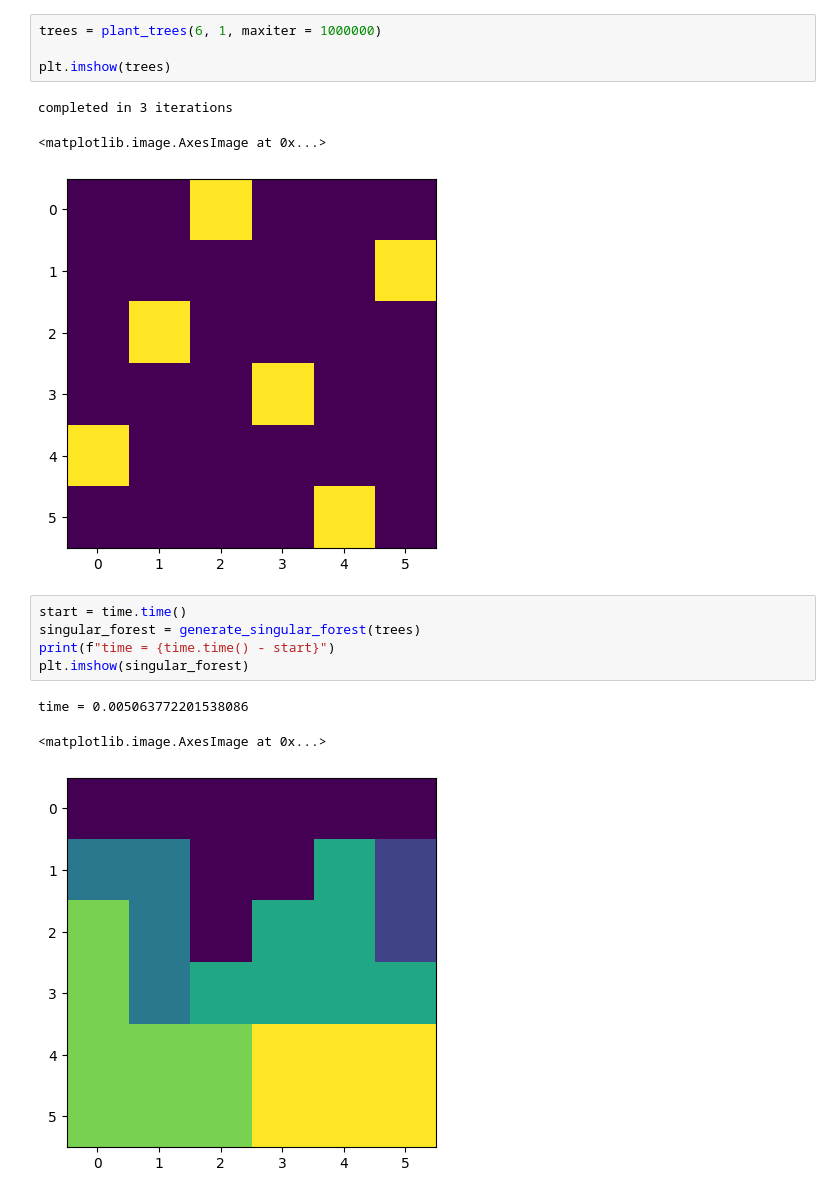
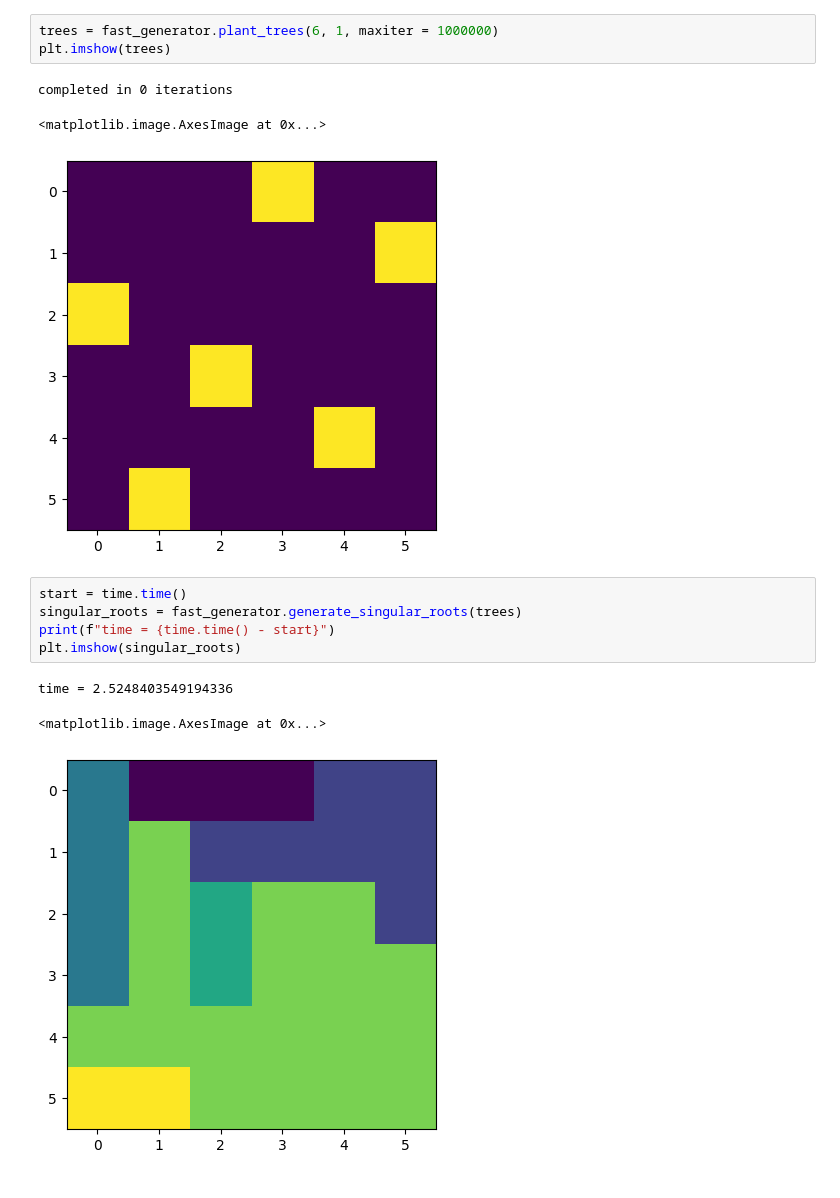
Before and after one commit to trevor-chan/n-trees, a Jupyter notebook: generator.ipynb, the cells around one changed output. Drawn from its saved outputs; the diff is of its cells as text.

```diff
--- a/generator.ipynb
+++ b/generator.ipynb
@@ -10,19 +24,18 @@ from cmaps import *
 # %%
-trees = plant_trees(6, 1, maxiter = 1000000)
-
+trees = fast_generator.plant_trees(6, 1, maxiter = 1000000)
 plt.imshow(trees)
 # %% [output]
-completed in 3 iterations
+completed in 0 iterations
 <matplotlib.image.AxesImage at 0x...>
-[figure, old version]
+[figure, new version]
 # %%
 start = time.time()
-singular_forest = generate_singular_forest(trees)
+singular_roots = fast_generator.generate_singular_roots(trees)
 print(f"time = {time.time() - start}")
-plt.imshow(singular_forest)
+plt.imshow(singular_roots)
 # %% [output]
-time = 0.005063772201538086
+time = 2.5248403549194336
 <matplotlib.image.AxesImage at 0x...>
-[figure, old version]
+[figure, new version]
 # %%
 start = time.time()
```
Also changed, not shown: parts of 26 cells of this notebook, 3 other files.
